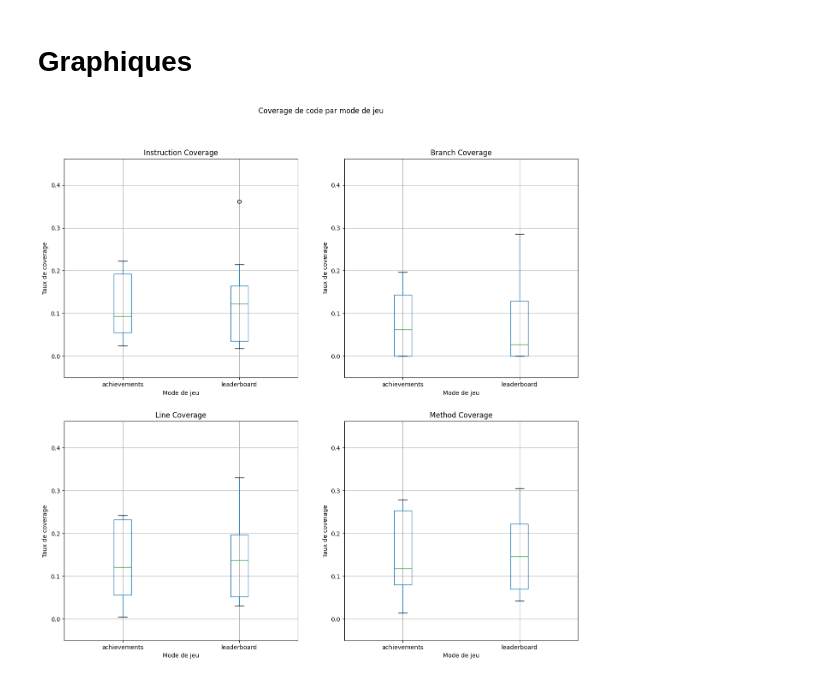
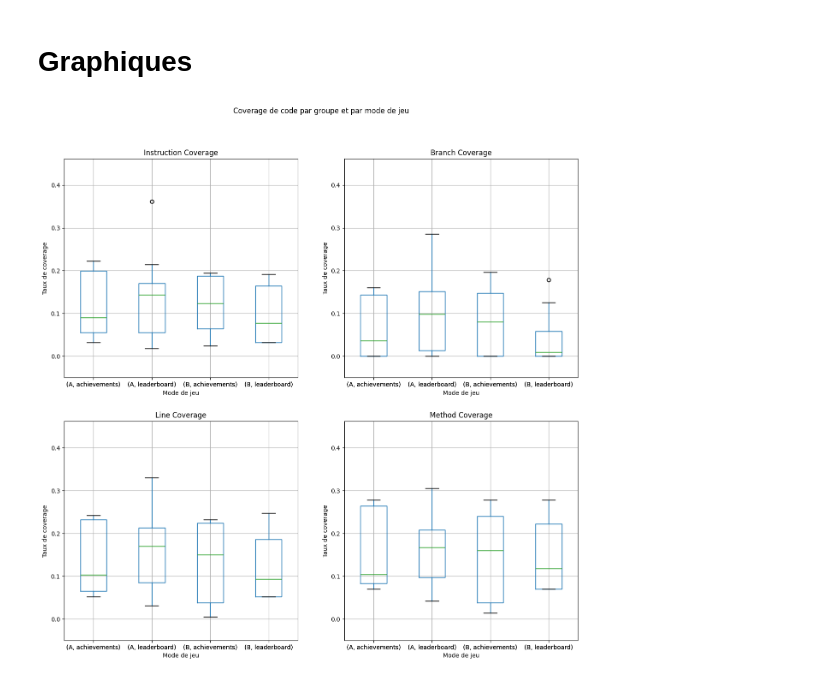
Before and after one commit to ThibBer/MemoireDataAnalytics, a Jupyter notebook: notebooks/analysis/JaCoCo.ipynb, the cells around one changed output. Cells and saved outputs as stored; diff of their text form; code cells hidden in the pictures.

```diff
--- a/notebooks/analysis/JaCoCo.ipynb
+++ b/notebooks/analysis/JaCoCo.ipynb
@@ -244,23 +222,24 @@ best_mode_df
 # %%
 fig, axs = plt.subplots(2, 2, figsize=(15, 15))
 axs = axs.ravel()
 
 y_max = df_jacoco[cols].max().max() + 0.1
 
-for i, metric in enumerate(cols):
-    ax = axs[i]
-    bp = df_jacoco.boxplot(column=metric, by='game_mode', ax=ax)
-    ax.set_title(f'{metric.capitalize()} Coverage')
-    ax.set_ylabel('Taux de coverage')
-    ax.set_xlabel('Mode de jeu')
-    ax.grid(True)
-    ax.set_ylim(-0.05, y_max)
+for group in ['A', 'B']:
+    for i, metric in enumerate(cols):
+        ax = axs[i]
+        bp = df_jacoco.boxplot(column=metric, by=['group', 'game_mode'], ax=ax)
+        ax.set_title(f'{metric.capitalize()} Coverage')
+        ax.set_ylabel('Taux de coverage')
+        ax.set_xlabel('Mode de jeu')
+        ax.grid(True)
+        ax.set_ylim(-0.05, y_max)
 
-plt.suptitle('Coverage de code par mode de jeu')
+plt.suptitle('Coverage de code par groupe et par mode de jeu')
 plt.savefig(f"{out_jacoco_path}/coverage_by_game_mode.pdf")
 plt.show()
 # %% [output]
-[figure, old version]
+[figure, new version]
 # %%
 fig, axs = plt.subplots(2, 2, figsize=(15, 15))
 axs = axs.ravel()
```
Also changed, not shown: parts of 6 cells of this notebook, 6 other files.
